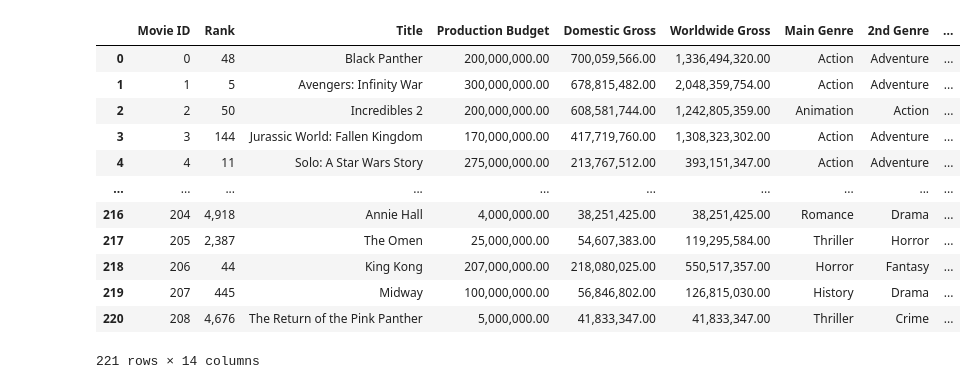
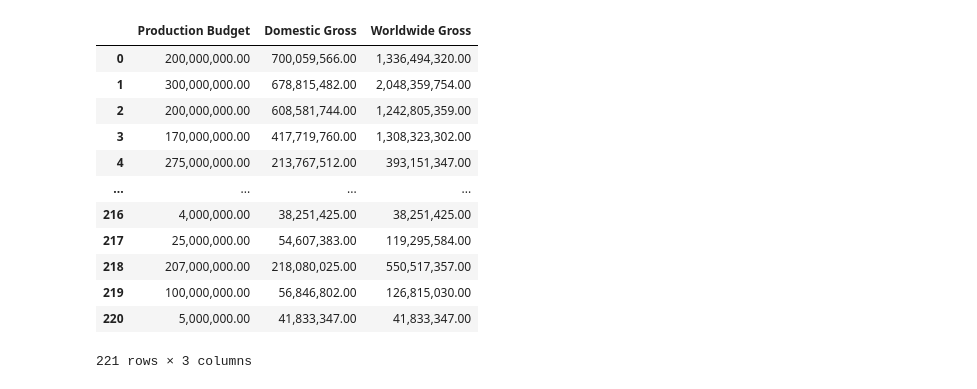
Before and after one commit to annied222/Project_1, a Jupyter notebook: erics_movies.ipynb, the cells around one changed output. Cells and saved outputs as stored; diff of their text form; code cells hidden in the pictures.

```diff
--- a/erics_movies.ipynb
+++ b/erics_movies.ipynb
@@ -1,30 +1,39 @@
 # %%
 import requests
 import json
 import os
 import csv
 import matplotlib.pyplot as plt
 import pandas as pd
 import numpy as np
 from pprint import pprint
 from config import api_key
+from scipy.stats import linregress
 
 pd.options.display.float_format = "{:,.2f}".format
 
 allmovies_df = pd.read_csv("allmoviesdata.csv")
 allmovies_df["Director"] = allmovies_df["Director"].astype('string')
-allmovies_df
+
+PDW_df = allmovies_df[["Production Budget","Domestic Gross","Worldwide Gross"]]
+Prod_Domestic_df = PDW_df[['Production Budget','Domestic Gross']].copy()
+Prod_World_df = PDW_df[['Production Budget','Worldwide Gross']].copy()
+production_bud_df = PDW_df[(PDW_df["Production Budget"]>=0)]
+domestic_gross_df = PDW_df[(PDW_df["Domestic Gross"]>=0)]
+worldwide_gross_df = PDW_df[(PDW_df["Worldwide Gross"]>=0)]
+
+PDW_df
 # %% [output]
-|  | Movie ID | Rank | Title | Production Budget | Domestic Gross | Worldwide Gross | Main Genre | 2nd Genre | ... |
-| 0 | 0 | 48 | Black Panther | 200,000,000.00 | 700,059,566.00 | 1,336,494,320.00 | Action | Adventure | ... |
-| 1 | 1 | 5 | Avengers: Infinity War | 300,000,000.00 | 678,815,482.00 | 2,048,359,754.00 | Action | Adventure | ... |
-| 2 | 2 | 50 | Incredibles 2 | 200,000,000.00 | 608,581,744.00 | 1,242,805,359.00 | Animation | Action | ... |
-| 3 | 3 | 144 | Jurassic World: Fallen Kingdom | 170,000,000.00 | 417,719,760.00 | 1,308,323,302.00 | Action | Adventure | ... |
-| 4 | 4 | 11 | Solo: A Star Wars Story | 275,000,000.00 | 213,767,512.00 | 393,151,347.00 | Action | Adventure | ... |
-| ... | ... | ... | ... | ... | ... | ... | ... | ... | ... |
-| 216 | 204 | 4,918 | Annie Hall | 4,000,000.00 | 38,251,425.00 | 38,251,425.00 | Romance | Drama | ... |
-| 217 | 205 | 2,387 | The Omen | 25,000,000.00 | 54,607,383.00 | 119,295,584.00 | Thriller | Horror | ... |
-| 218 | 206 | 44 | King Kong | 207,000,000.00 | 218,080,025.00 | 550,517,357.00 | Horror | Fantasy | ... |
-| 219 | 207 | 445 | Midway | 100,000,000.00 | 56,846,802.00 | 126,815,030.00 | History | Drama | ... |
-| 220 | 208 | 4,676 | The Return of the Pink Panther | 5,000,000.00 | 41,833,347.00 | 41,833,347.00 | Thriller | Crime | ... |
+|  | Production Budget | Domestic Gross | Worldwide Gross |
+| 0 | 200,000,000.00 | 700,059,566.00 | 1,336,494,320.00 |
+| 1 | 300,000,000.00 | 678,815,482.00 | 2,048,359,754.00 |
+| 2 | 200,000,000.00 | 608,581,744.00 | 1,242,805,359.00 |
+| 3 | 170,000,000.00 | 417,719,760.00 | 1,308,323,302.00 |
+| 4 | 275,000,000.00 | 213,767,512.00 | 393,151,347.00 |
+| ... | ... | ... | ... |
+| 216 | 4,000,000.00 | 38,251,425.00 | 38,251,425.00 |
+| 217 | 25,000,000.00 | 54,607,383.00 | 119,295,584.00 |
+| 218 | 207,000,000.00 | 218,080,025.00 | 550,517,357.00 |
+| 219 | 100,000,000.00 | 56,846,802.00 | 126,815,030.00 |
+| 220 | 5,000,000.00 | 41,833,347.00 | 41,833,347.00 |
-221 rows × 14 columns
+221 rows × 3 columns
```
Also changed, not shown: parts of 9 cells of this notebook, 6 other files.
